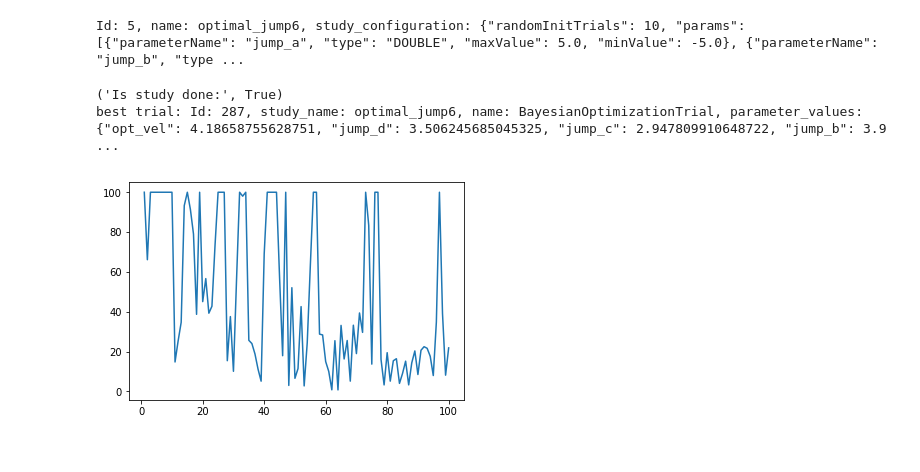
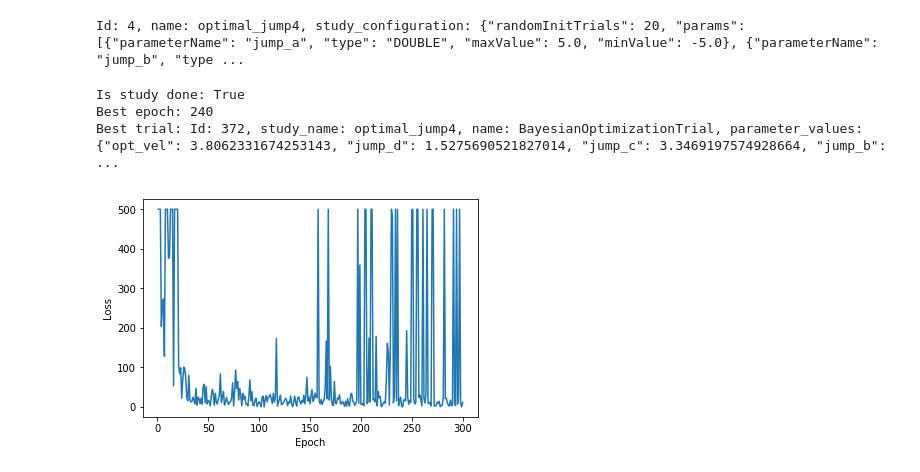
Before and after one commit to silvery107/wheeled-bipedal-jumping, a Jupyter notebook: MiniNezha/plot.ipynb, the cells around one changed output. Saved outputs shown, nothing was run; the diff lists cells and outputs as text; code cells hidden in the pictures.

```diff
--- a/MiniNezha/plot.ipynb
+++ b/MiniNezha/plot.ipynb
@@ -7,30 +7,37 @@ from advisor_client.client import *
 client = AdvisorClient()
 # %%
 # get study
-study_name = "optimal_jump6"
+study_name = "optimal_jump4"
 study = client.get_study_by_name(study_name)
 print(study)
 # %% [output]
-Id: 5, name: optimal_jump6, study_configuration: {"randomInitTrials": 10, "params": [{"parameterName": "jump_a", "type": "DOUBLE", "maxValue": 5.0, "minValue": -5.0}, {"parameterName": "jump_b", "type ...
+Id: 4, name: optimal_jump4, study_configuration: {"randomInitTrials": 20, "params": [{"parameterName": "jump_a", "type": "DOUBLE", "maxValue": 5.0, "minValue": -5.0}, {"parameterName": "jump_b", "type ...
 # %%
 # plot training curve
+scale = 500
 train_curve = []
-scale = 100
-print("Is study done:",client.is_study_done(study_name))
+train_param = []
 trials = client.list_trials(study_name)
+
 for trial in trials:
     trial_metrics = client.list_trial_metrics(study_name,trial.id)
+    train_param.append(ast.literal_eval(trial.parameter_values))
     for metrics in trial_metrics:
         train_curve.append(metrics.objective_value)
 train_curve = np.clip(np.array(train_curve),0,scale)
 best_trial = client.get_best_trial(study_name)
 best_objval = round(best_trial.objective_value,3)
-print("best trial: {}".format(best_trial))
+print("Is study done: %r"%client.is_study_done(study_name))
+print("Best epoch: %d"%np.argmin(train_curve))
+print("Best trial: {}".format(best_trial))
 
 plt.plot(range(1,len(train_curve)+1),train_curve)
+plt.xlabel("Epoch")
+plt.ylabel("Loss")
 plt.savefig("./records/loss_"+str(best_objval)+"_"+str(scale)+".png")
 plt.show()
 # %% [output]
-('Is study done:', True)
-best trial: Id: 287, study_name: optimal_jump6, name: BayesianOptimizationTrial, parameter_values: {"opt_vel": 4.18658755628751, "jump_d": 3.506245685045325, "jump_c": 2.947809910648722, "jump_b": 3.9 ...
+Is study done: True
+Best epoch: 240
+Best trial: Id: 372, study_name: optimal_jump4, name: BayesianOptimizationTrial, parameter_values: {"opt_vel": 3.8062331674253143, "jump_d": 1.5275690521827014, "jump_c": 3.3469197574928664, "jump_b": ...
-[figure, old version]
+[figure, new version]
```
Also changed, not shown: parts of 4 cells of this notebook, 18 other files.
